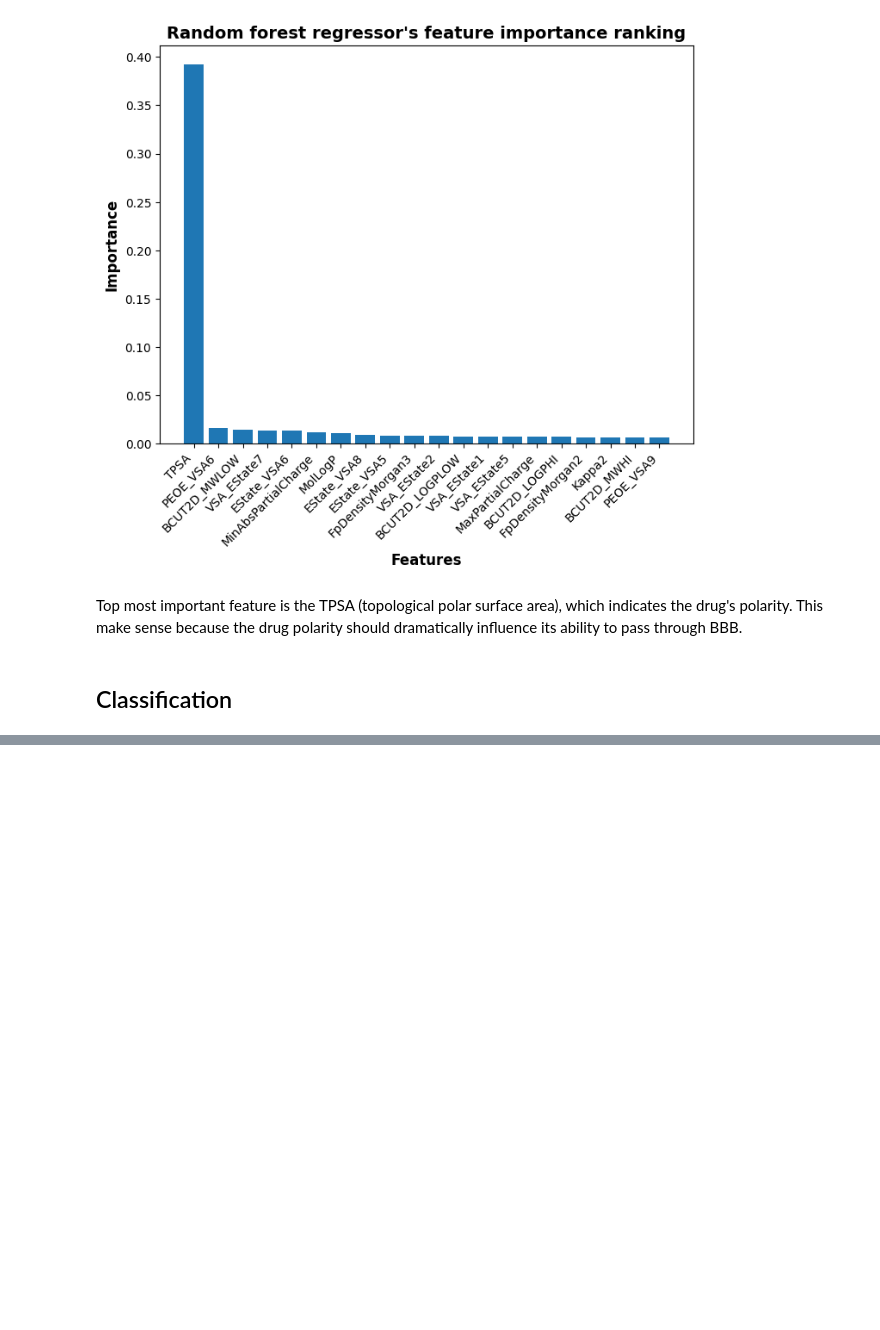
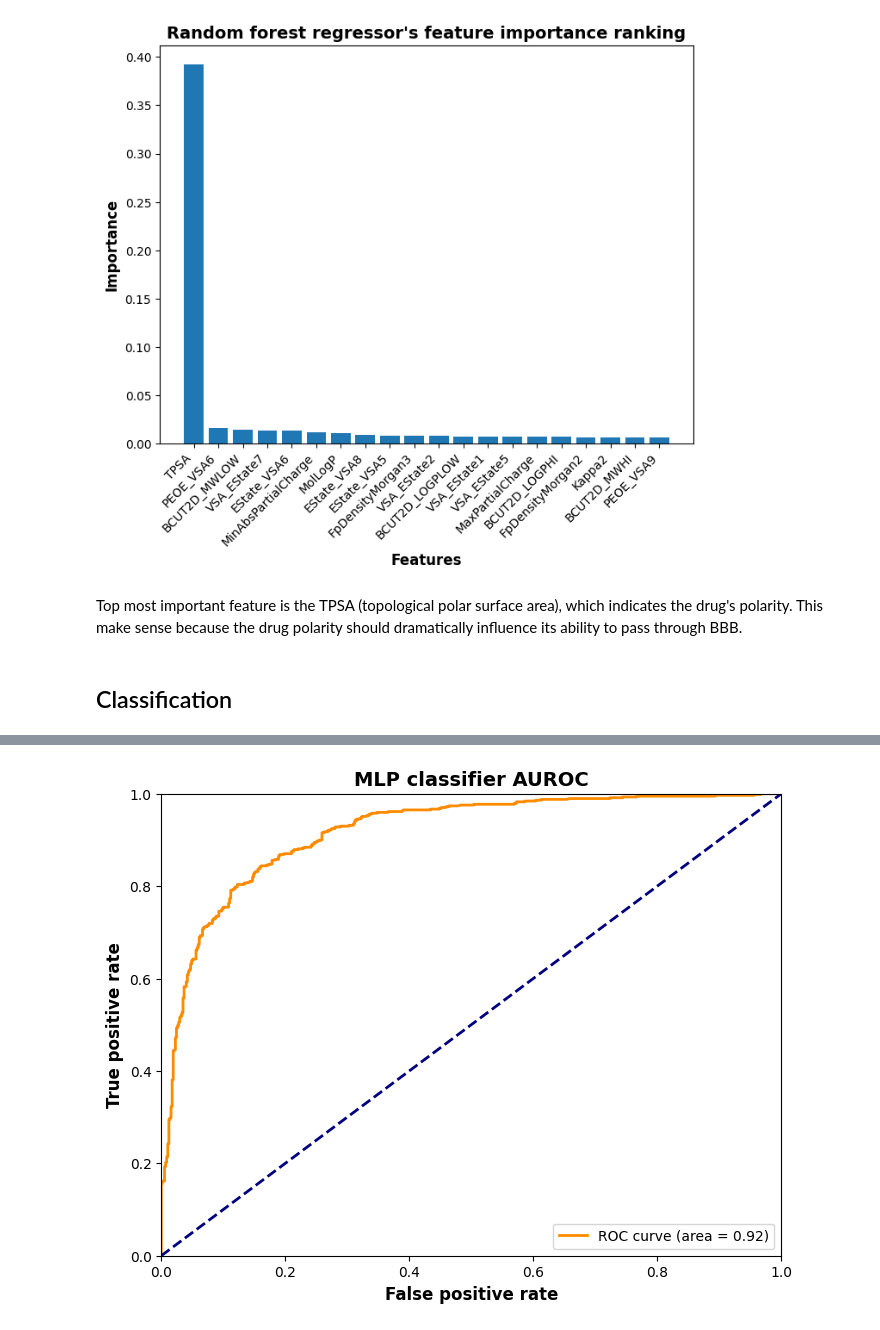
Before and after one commit to junqilu/BBBPrediction, a Jupyter notebook: BBBPrediction.ipynb, the cells around one changed output, grey strips where cells are left out. Drawn from its saved outputs; the diff is of its cells as text; code cells hidden in the pictures; blank space fills up the shorter version.

```diff
--- a/BBBPrediction.ipynb
+++ b/BBBPrediction.ipynb
@@ -424,0 +431,5 @@ polarity should dramatically influence its ability to pass through BBB.
+# %%
+classification_df_expanded_balanced = pd.read_csv(
+    r'datasets\balanced_datasets\BBB_classification_balanced_centroid.csv.zip'
+)
+classification_df_expanded_balanced
@@ -424,0 +490,10 @@ polarity should dramatically influence its ability to pass through BBB.
+# %%
+classification_X_train, classification_X_test, classification_y_train, classification_y_test = train_test_split(
+    classification_X_processed,
+    classification_y,
+    test_size=0.2,
+    random_state=1,
+    shuffle=True,
+    stratify=classification_y #Ensure train set and test set have the same
+    # ratio for the 2 categories
+)
@@ -424,0 +640,43 @@ polarity should dramatically influence its ability to pass through BBB.
+# %%
+positive_label_index = np.where(best_mlp_classifier.classes_ == 'BBB+')[0][0]
+y_probabilities = best_mlp_classifier.predict_proba(classification_X_test)[:, positive_label_index]
+
+# Compute ROC curve and ROC area for each class
+fpr, tpr, _ = roc_curve(classification_y_test, y_probabilities,
+                        pos_label='BBB+')
+roc_auc = auc(fpr, tpr)
+
+fig, ax = plt.subplots(figsize=(8, 6))
+plt.plot(
+    fpr,
+    tpr,
+    color='darkorange',
+    lw=2,
+    label='ROC curve (area = %0.2f)' % roc_auc
+)
+plt.plot(
+    [0, 1],
+    [0, 1],
+    color='navy',
+    lw=2,
+    linestyle='--'
+)
+
+plt.xlim([0.0, 1.0])
+plt.ylim([0.0, 1.0])
+plt.xlabel('False positive rate',weight='bold', fontsize=12)
+plt.ylabel('True positive rate',weight='bold', fontsize=12)
+plt.title('MLP classifier AUROC',weight='bold', fontsize=14)
+plt.legend(loc='lower right')
+
+plt.savefig(
+    r'model_outputs\multiple_layer_perceptron_classifier'
+    r'\auroc'
+    r'.png',
+    dpi=600,
+    bbox_inches='tight'
+)
+
+plt.show()
+# %% [output]
+[figure, added]
```
Also changed, not shown: parts of 13 cells of this notebook, 3 other files.
